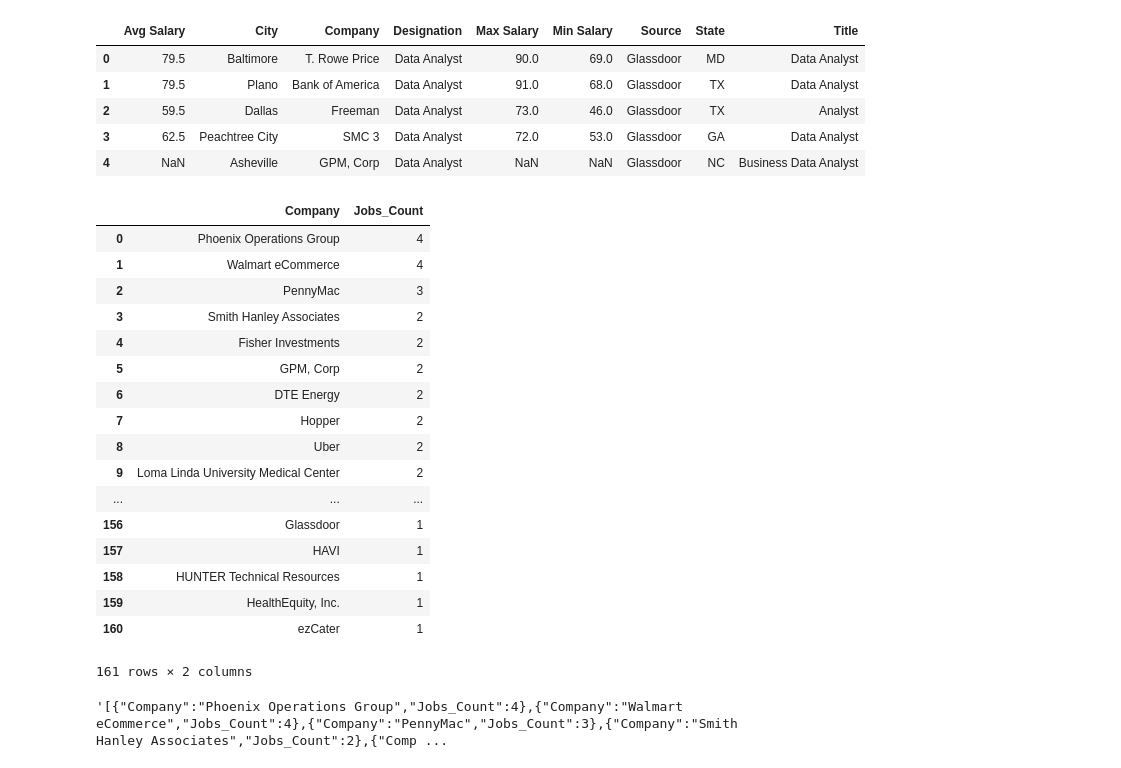
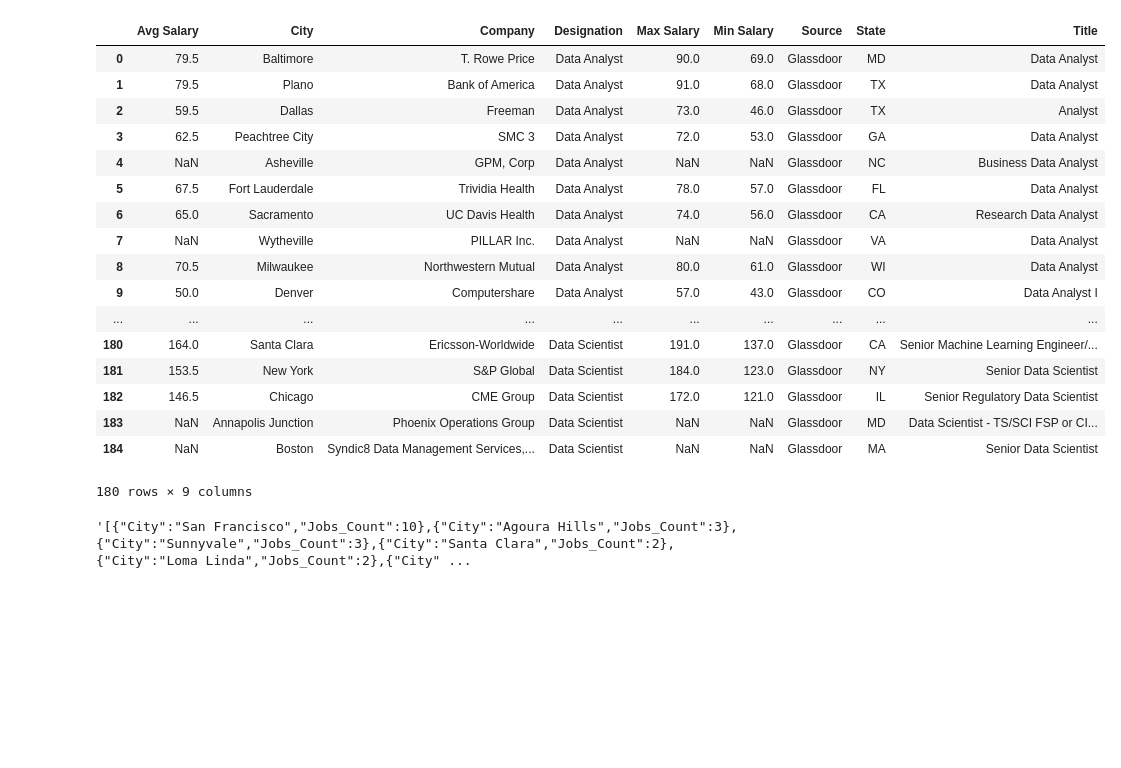
Before and after one commit to MarkovCredit/UCI_DRSM_Project2, a Jupyter notebook: test chart.ipynb, the cells around one changed output. Saved outputs shown, nothing was run; the diff lists cells and outputs as text; code cells hidden in the pictures; blank space fills up the shorter version.

```diff
--- a/test chart.ipynb
+++ b/test chart.ipynb
@@ -8,15 +9,33 @@ conn = 'mongodb://localhost:27017'
 client = pymongo.MongoClient(conn)
 # Connect to a database. Will create one if not already available.
 db = client.jobs_db
+# %%
+State = ''
 # %%
 jobs_data = list(db.jobs_glassdoor.find())
 df = pd.DataFrame(jobs_data)
 df = df.drop(['_id'], axis=1)
-df.head()
+df = df.drop_duplicates(keep = 'first')
+# df = df.loc[df["Avg Salary"] > 0 ]
+if (State != ""):
+        df = df.loc[df["State"] == State]
+df
 # %% [output]
 |  | Avg Salary | City | Company | Designation | Max Salary | Min Salary | Source | State | Title |
 | 0 | 79.5 | Baltimore | T. Rowe Price | Data Analyst | 90.0 | 69.0 | Glassdoor | MD | Data Analyst |
 | 1 | 79.5 | Plano | Bank of America | Data Analyst | 91.0 | 68.0 | Glassdoor | TX | Data Analyst |
 | 2 | 59.5 | Dallas | Freeman | Data Analyst | 73.0 | 46.0 | Glassdoor | TX | Analyst |
 | 3 | 62.5 | Peachtree City | SMC 3 | Data Analyst | 72.0 | 53.0 | Glassdoor | GA | Data Analyst |
 | 4 | NaN | Asheville | GPM, Corp | Data Analyst | NaN | NaN | Glassdoor | NC | Business Data Analyst |
+| 5 | 67.5 | Fort Lauderdale | Trividia Health | Data Analyst | 78.0 | 57.0 | Glassdoor | FL | Data Analyst |
+| 6 | 65.0 | Sacramento | UC Davis Health | Data Analyst | 74.0 | 56.0 | Glassdoor | CA | Research Data Analyst |
+| 7 | NaN | Wytheville | PILLAR Inc. | Data Analyst | NaN | NaN | Glassdoor | VA | Data Analyst |
+| 8 | 70.5 | Milwaukee | Northwestern Mutual | Data Analyst | 80.0 | 61.0 | Glassdoor | WI | Data Analyst |
+| 9 | 50.0 | Denver | Computershare | Data Analyst | 57.0 | 43.0 | Glassdoor | CO | Data Analyst I |
+| ... | ... | ... | ... | ... | ... | ... | ... | ... | ... |
+| 180 | 164.0 | Santa Clara | Ericsson-Worldwide | Data Scientist | 191.0 | 137.0 | Glassdoor | CA | Senior Machine Learning Engineer/... |
+| 181 | 153.5 | New York | S&P Global | Data Scientist | 184.0 | 123.0 | Glassdoor | NY | Senior Data Scientist |
+| 182 | 146.5 | Chicago | CME Group | Data Scientist | 172.0 | 121.0 | Glassdoor | IL | Senior Regulatory Data Scientist |
+| 183 | NaN | Annapolis Junction | Phoenix Operations Group | Data Scientist | NaN | NaN | Glassdoor | MD | Data Scientist - TS/SCI FSP or CI... |
+| 184 | NaN | Boston | Syndic8 Data Management Services,... | Data Scientist | NaN | NaN | Glassdoor | MA | Senior Data Scientist |
+180 rows × 9 columns
@@ -34,23 +42,7 @@ grp_company_df = df.groupby('Company')
 # %%
-jobs_company_df = grp_company_df[["Company"]].count()
-jobs_company_df = jobs_company_df.rename(columns = {"Company": "Jobs_Count"}).sort_values(by='Jobs_Count', ascending=False).reset_index()
-jobs_company_df
+grp_city_df = df.groupby('City')
+jobs_city_df = grp_city_df[["City"]].count()
+jobs_city_df = jobs_city_df.rename(
+    columns = {"City": "Jobs_Count"}
+    ).sort_values(by='Jobs_Count', ascending=False).reset_index()
+json_cities_jobs = jobs_city_df.to_json(orient='records')
-# %% [output]
-|  | Company | Jobs_Count |
-| 0 | Phoenix Operations Group | 4 |
-| 1 | Walmart eCommerce | 4 |
-| 2 | PennyMac | 3 |
-| 3 | Smith Hanley Associates | 2 |
-| 4 | Fisher Investments | 2 |
-| 5 | GPM, Corp | 2 |
-| 6 | DTE Energy | 2 |
-| 7 | Hopper | 2 |
-| 8 | Uber | 2 |
-| 9 | Loma Linda University Medical Center | 2 |
-| ... | ... | ... |
-| 156 | Glassdoor | 1 |
-| 157 | HAVI | 1 |
-| 158 | HUNTER Technical Resources | 1 |
-| 159 | HealthEquity, Inc. | 1 |
-| 160 | ezCater | 1 |
-161 rows × 2 columns
@@ -62,5 +49,4 @@ jobs_company_df
-# %%
-json_company_jobs = jobs_company_df.to_json(orient='records')
-json_company_jobs
-# %% [output]
-'[{"Company":"Phoenix Operations Group","Jobs_Count":4},{"Company":"Walmart eCommerce","Jobs_Count":4},{"Company":"PennyMac","Jobs_Count":3},{"Company":"Smith Hanley Associates","Jobs_Count":2},{"Comp ...
+# %%
+json_cities_jobs
+# %% [output]
+'[{"City":"San Francisco","Jobs_Count":10},{"City":"Agoura Hills","Jobs_Count":3},{"City":"Sunnyvale","Jobs_Count":3},{"City":"Santa Clara","Jobs_Count":2},{"City":"Loma Linda","Jobs_Count":2},{"City" ...
```
Also changed, not shown: parts of 10 cells of this notebook, 9 other files.
